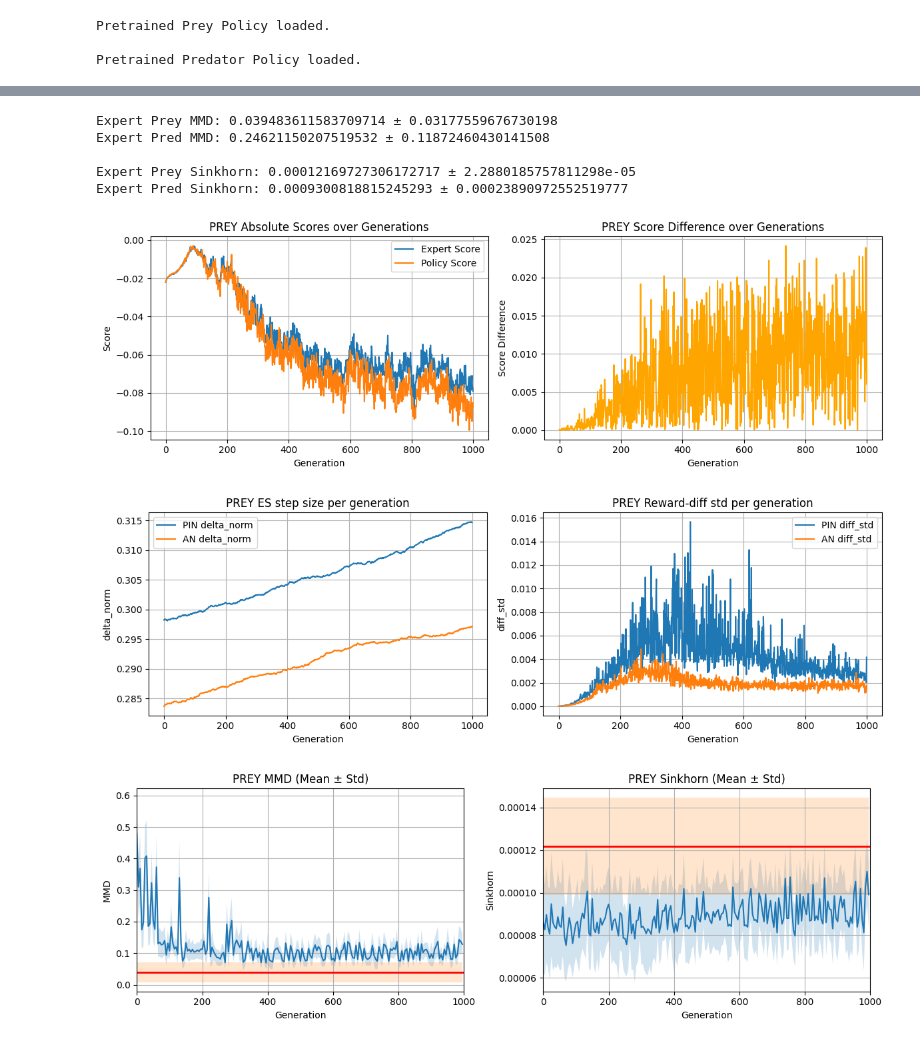
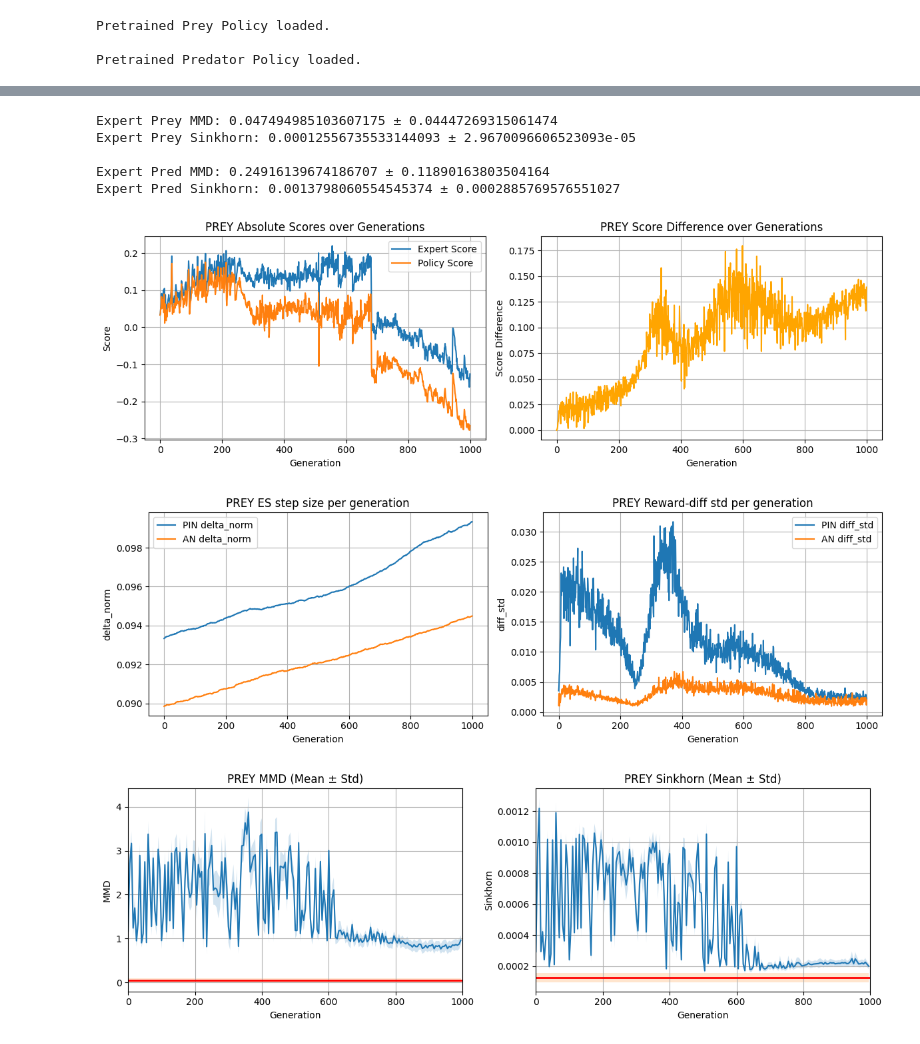
Before and after one commit to wirthy21/Master-Thesis, a Jupyter notebook: notebooks/1.5 GAIL - Video Predator-Prey.ipynb, the cells around one changed output, grey strips where cells are left out. Drawn from its saved outputs; the diff is of its cells as text; code cells hidden in the pictures.

```diff
--- a/notebooks/1.5 GAIL - Video Predator-Prey.ipynb
+++ b/notebooks/1.5 GAIL - Video Predator-Prey.ipynb
@@ -70,3 +97,24 @@ init_pool = torch.load(init_pool_path).to(device)
 # %% [output]
 Pred Tensor Shape: torch.Size([793, 10, 1, 32, 5])
 Prey Tensor Shape: torch.Size([793, 10, 32, 32, 6])
+# %%
+aug = TrajectoryAugmentation(noise_std=0.01, neigh_drop=0.10, feat_drop=0.05).to(device)
+prey_encoder = TransitionEncoder(features=5, embd_dim=32, z=32).to(device)
+prey_projector = VicRegProjector(input_dim=64).to(device)
+prey_optimizer = torch.optim.Adam(list(prey_encoder.parameters()) + list(prey_projector.parameters()), lr=1e-3, weight_decay=1e-6)
+train_encoder(prey_encoder, prey_projector, aug=aug, exp_tensor=exp_prey_tensor, epochs=1200, optimizer=prey_optimizer, role="prey")
+
+for p in prey_encoder.parameters():
+    p.requires_grad = False
+
+print("Prey Encoder trained & frozen.\n")
+
+pred_encoder = TransitionEncoder(features=4, embd_dim=32, z=32).to(device)
+pred_projector = VicRegProjector(input_dim=64).to(device)
+pred_optimizer = torch.optim.Adam(list(pred_encoder.parameters()) + list(pred_projector.parameters()), lr=1e-3, weight_decay=1e-6)
+train_encoder(pred_encoder, pred_projector, aug=aug, exp_tensor=exp_pred_tensor, epochs=800, optimizer=pred_optimizer, role="predator")
+
+for p in pred_encoder.parameters():
+    p.requires_grad = False
+
+print("Predator Encoder trained & frozen.")
@@ -98,11 +162,11 @@ Predator Encoder loaded & frozen.
 # %%
 prey_policy = ModularPolicy(features=5).to(device)
-prey_policy.load_state_dict(torch.load(r"..\models\trained_policies\BC-Policy\bc_prey_policy.pt", map_location=device))
+#prey_policy.load_state_dict(torch.load(r"..\models\trained_policies\BC-Policy\bc_prey_policy.pt", map_location=device))
 ema_prey = EMA(prey_policy, beta=0.9999, update_after_step=10, update_every=5, allow_different_devices=True)
 print("Pretrained Prey Policy loaded.\n")
 
 pred_policy = ModularPolicy(features=4).to(device)
-pred_policy.load_state_dict(torch.load(r"..\models\trained_policies\BC-Policy\bc_pred_policy.pt", map_location=device))
+#pred_policy.load_state_dict(torch.load(r"..\models\trained_policies\BC-Policy\bc_pred_policy.pt", map_location=device))
 ema_pred = EMA(pred_policy, beta=0.9999, update_after_step=10, update_every=5, allow_different_devices=True)
 print("Pretrained Predator Policy loaded.\n")
 # %% [output]
@@ -110,17 +174,16 @@ Pretrained Prey Policy loaded.
 
 Pretrained Predator Policy loaded.
 # %%
-# Prey Expert MMD: 0.057 ± 0.066
 prey_mmd_loss = MMDLoss(encoder=prey_encoder, role="prey").to(device)
 prey_discriminator = Discriminator(encoder=prey_encoder, role="prey", z_dim=32).to(device)
 prey_discriminator.set_parameters(init=True)
-optim_disc_prey = torch.optim.RMSprop(prey_discriminator.parameters(), lr=lr_disc, alpha=0.99, eps=1e-08)
+optim_disc_prey = torch.optim.RMSprop(prey_discriminator.parameters(), lr=lr_prey_disc, alpha=0.99, eps=1e-08)
 
-# Pred Expert MMD: 0.059 ± 0.049
+
 pred_mmd_loss = MMDLoss(encoder=pred_encoder, role="predator").to(device)
 pred_discriminator = Discriminator(encoder=pred_encoder, role="predator", z_dim=32).to(device)
 pred_discriminator.set_parameters(init=True)
-optim_disc_pred = torch.optim.RMSprop(pred_discriminator.parameters(), lr=lr_disc, alpha=0.99, eps=1e-08)
+optim_disc_pred = torch.optim.RMSprop(pred_discriminator.parameters(), lr=lr_pred_disc, alpha=0.99, eps=1e-08)
 
 sinkhorn_loss = SamplesLoss(loss="sinkhorn", backend="tensorized")
 # %%
@@ -268,25 +334,25 @@ save_hyperparameter(run_dir,
 # %%
-mmd_means, mmd_stds, sinkhorn_means, sinkhorn_stds = get_expert_values(exp_pred_tensor, exp_prey_tensor,
-                                                                        prey_mmd_loss, pred_mmd_loss,
-                                                                        prey_encoder, pred_encoder,
-                                                                        sinkhorn_loss, device)
+mmd_means, mmd_stds, sinkhorn_means, sinkhorn_stds = get_expert_values(exp_pred_tensor=exp_pred_tensor, exp_prey_tensor=exp_prey_tensor,
+                                                                        prey_mmd_loss=prey_mmd_loss, pred_mmd_loss=pred_mmd_loss,
+                                                                        prey_encoder=prey_encoder, pred_encoder=pred_encoder,
+                                                                        sinkhorn_loss=sinkhorn_loss)
 # %% [output]
-Expert Prey MMD: 0.039483611583709714 ± 0.03177559676730198
-Expert Pred MMD: 0.24621150207519532 ± 0.11872460430141508
+Expert Prey MMD: 0.047494985103607175 ± 0.04447269315061474
+Expert Prey Sinkhorn: 0.00012556735533144093 ± 2.9670096606523093e-05
 
-Expert Prey Sinkhorn: 0.00012169727306172717 ± 2.2880185757811298e-05
-Expert Pred Sinkhorn: 0.0009300818815245293 ± 0.00023890972552519777
+Expert Pred MMD: 0.24916139674186707 ± 0.11890163803504164
+Expert Pred Sinkhorn: 0.0013798060554545374 ± 0.0002885769576551027
 # %%
 %matplotlib inline
-plot_train_metrics(disc_metrics_list, dis_balance_factor, role="prey", save_dir=run_dir)
+plot_train_metrics(disc_metrics_list, prey_dis_balance_factor, role="prey", save_dir=run_dir)
 plot_es_metrics(policy_metrics_list, role="prey", save_dir=run_dir)
 plot_eval_metrics(metrics_list, role="prey",
                   mmd_means=mmd_means, mmd_stds=mmd_stds,
                   sinkhorn_means=sinkhorn_means, sinkhorn_stds=sinkhorn_stds,
                   max_steps=num_generations, save_dir=run_dir)
 # %% [output]
-[figure, old version]
+[figure, new version]
-[figure, old version]
+[figure, new version]
-[figure, old version]
+[figure, new version]
 # %%
 %matplotlib inline
```
Also changed, not shown: parts of 12 cells of this notebook, 7 other files.
